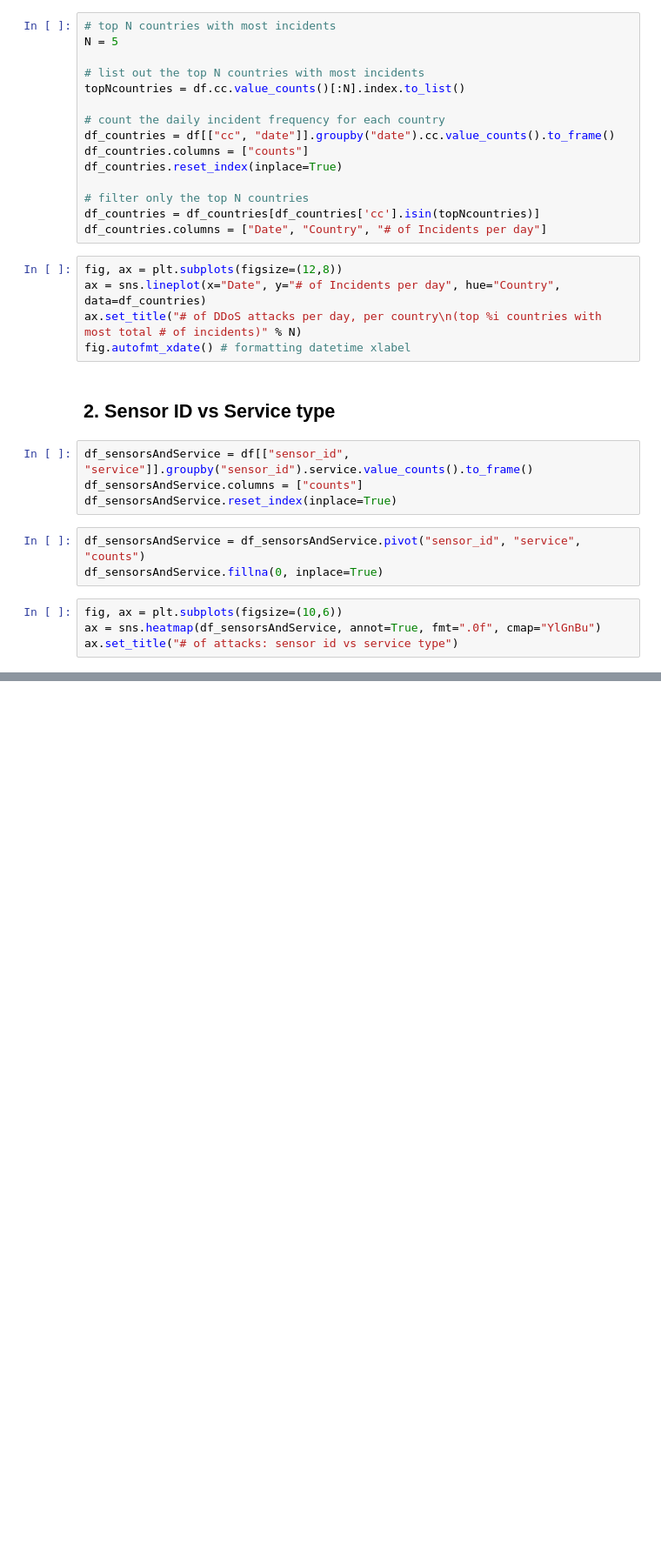
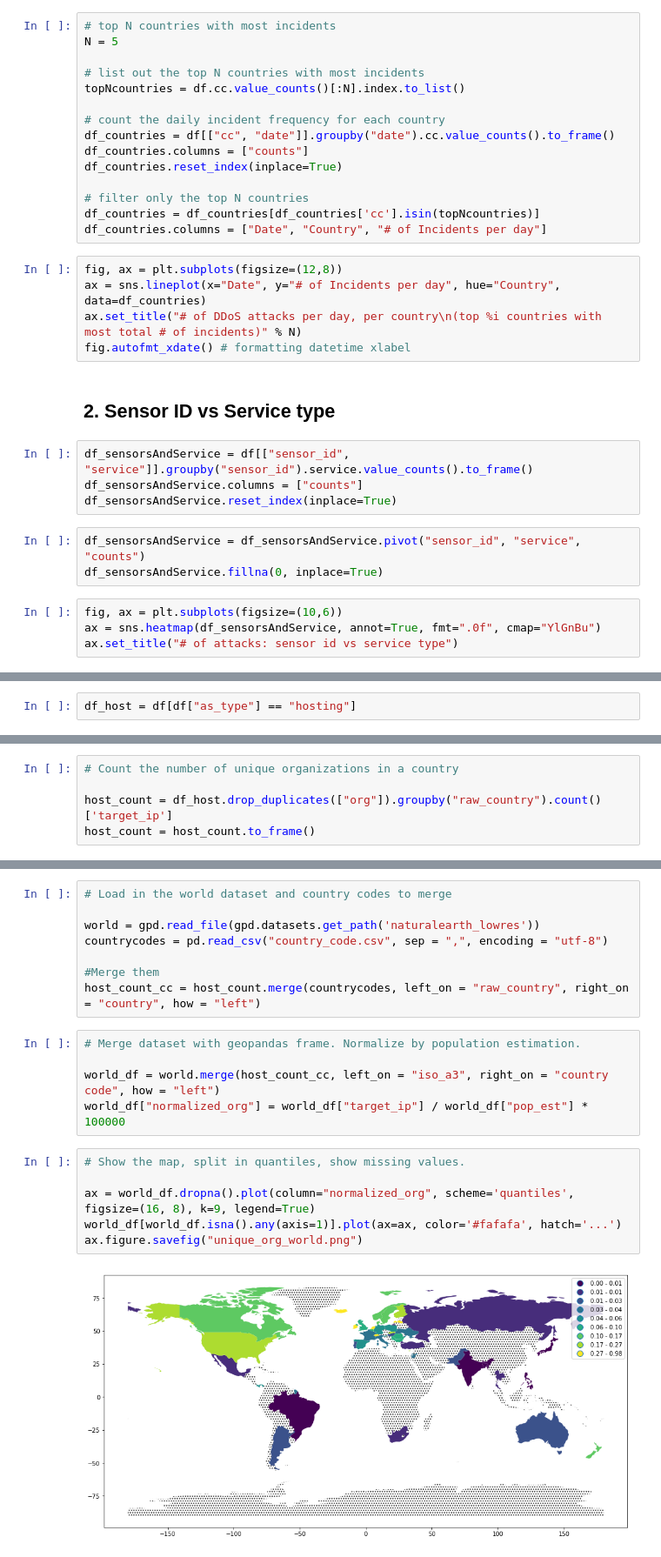
Before and after one commit to WKSu/WM0824TU-economics-of-cybersecurity-DDoS, a Jupyter notebook: SecurityMetrics/DDoS_Assignment1.ipynb, the cells around one changed output, grey strips where cells are left out. Shown at 87% size. Drawn from its saved outputs; the diff is of its cells as text; blank space fills up the shorter version.

Commit message:
Hosting Providers Analysis - map normalized for population

```diff
--- a/SecurityMetrics/DDoS_Assignment1.ipynb
+++ b/SecurityMetrics/DDoS_Assignment1.ipynb
@@ -268,0 +280,2 @@ ax.set_title("# of attacks: sensor id vs service type")
+# %%
+df_host = df[df["as_type"] == "hosting"]
@@ -268,0 +289,5 @@ ax.set_title("# of attacks: sensor id vs service type")
+# %%
+# Count the number of unique organizations in a country
+
+host_count = df_host.drop_duplicates(["org"]).groupby("raw_country").count()['target_ip']
+host_count = host_count.to_frame()
@@ -268,0 +315,21 @@ ax.set_title("# of attacks: sensor id vs service type")
+# %%
+# Load in the world dataset and country codes to merge
+
+world = gpd.read_file(gpd.datasets.get_path('naturalearth_lowres'))
+countrycodes = pd.read_csv("country_code.csv", sep = ",", encoding = "utf-8")
+
+#Merge them
+host_count_cc = host_count.merge(countrycodes, left_on = "raw_country", right_on = "country", how = "left")
+# %%
+# Merge dataset with geopandas frame. Normalize by population estimation.
+
+world_df = world.merge(host_count_cc, left_on = "iso_a3", right_on = "country code", how = "left")
+world_df["normalized_org"] = world_df["target_ip"] / world_df["pop_est"] * 100000
+# %%
+# Show the map, split in quantiles, show missing values.
+
+ax = world_df.dropna().plot(column="normalized_org", scheme='quantiles', figsize=(16, 8), k=9, legend=True)
+world_df[world_df.isna().any(axis=1)].plot(ax=ax, color='#fafafa', hatch='...')
+ax.figure.savefig("unique_org_world.png")
+# %% [output]
+[figure, added]
```
Also changed, not shown: parts of 9 cells of this notebook, 3 other files.
